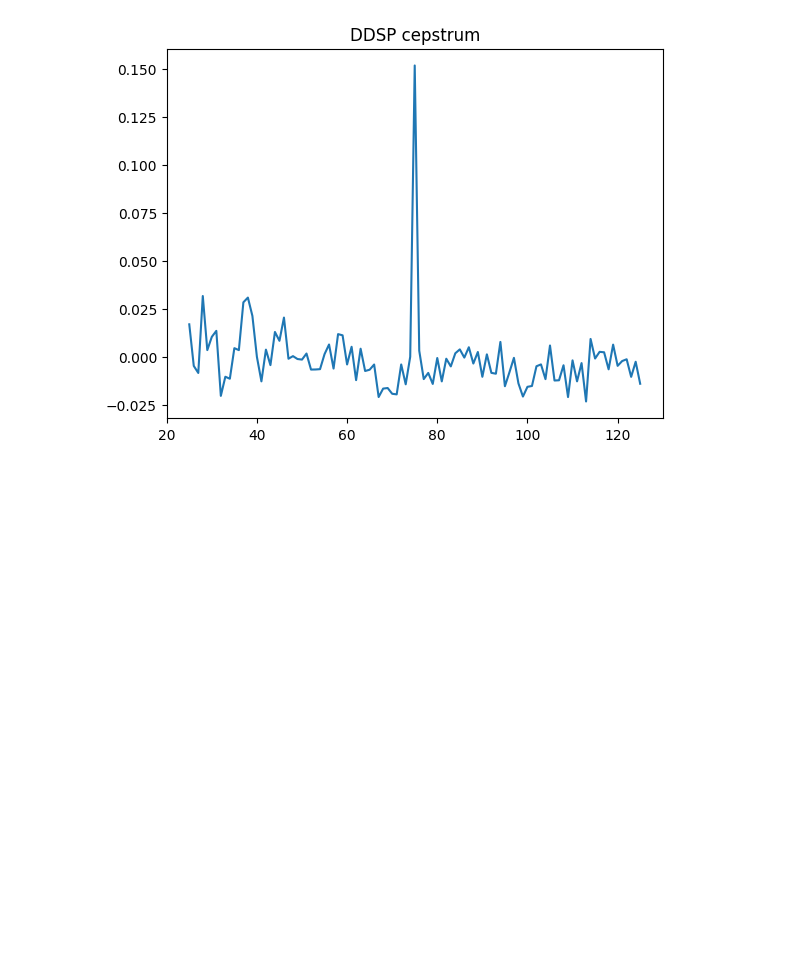
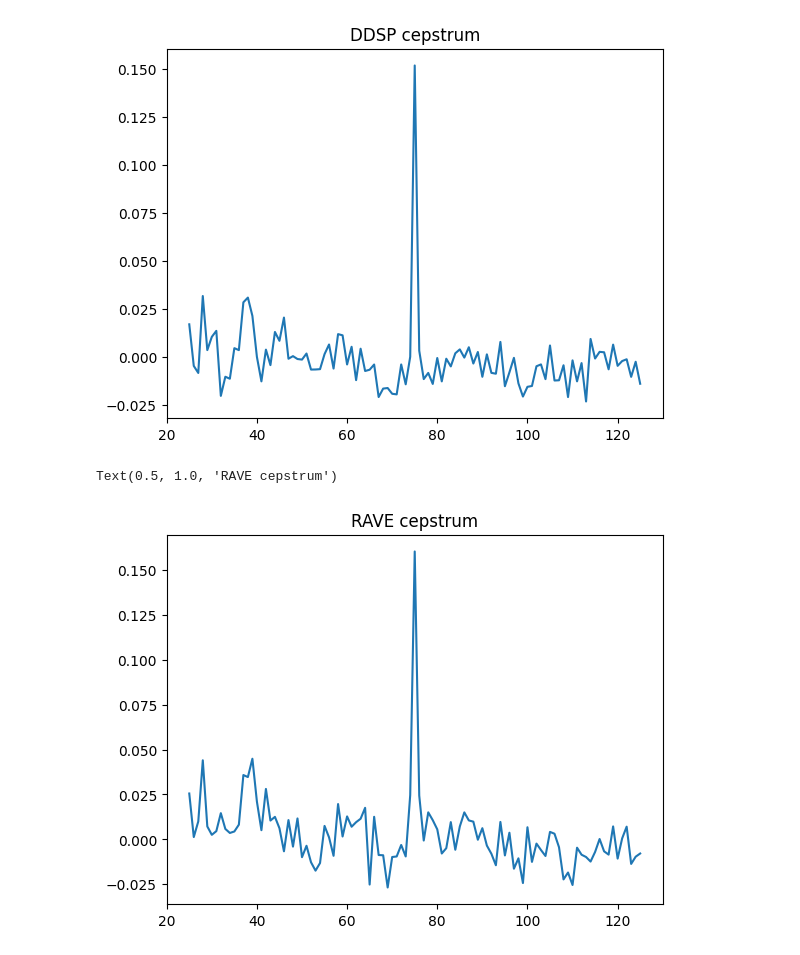
Before and after one commit to mamodrzejewski/hidden-echoes, a Jupyter notebook: Audio2AudioEchoes/notebooks/compare_metrics.ipynb, the cells around one changed output. Cells and saved outputs as stored; diff of their text form; code cells hidden in the pictures; blank space fills up the shorter version.

Commit message:
feat: add RAVE to metrics comparison

```diff
--- a/Audio2AudioEchoes/notebooks/compare_metrics.ipynb
+++ b/Audio2AudioEchoes/notebooks/compare_metrics.ipynb
@@ -86,0 +85,41 @@ TODO
+# %%
+
+def get_rave_cepstra(checkpoint: Path, sr: int, files: list[Path], lag_start = 25, lag_end = 125) -> np.ndarray:
+    """Returns cepstrum obtained by doing style transfer with given checkpoint. Works for many files and reuses single model
+
+    Args:
+        checkpoint (Path): ddsp checkpoint (.pkl)
+        sr (int): sample rate
+        files (list[Path]): audio files to process
+        lag_start: beginning of cepstrum slice
+        lag_end: end of cepstrum slice
+    """
+
+    device = "cuda" if torch.cuda.is_available() else "cpu"
+
+    dur = 5
+
+    torch.set_grad_enabled(False)
+    model = torch.jit.load(checkpoint).eval()
+    model = model.to(device)
+
+    cepstra = []
+    for fidx, f in tqdm(enumerate(files)):
+        x, _ = librosa.load(f, sr=sr)
+        with torch.no_grad():
+            z = model.encode(torch.from_numpy(x).to(device).reshape(1,1,-1))
+            y = model.decode(z).cpu().numpy().reshape(-1)
+        if y.size < dur*sr:
+            print(f, "too short for", dur)
+            continue
+        i1 = np.random.randint(y.size-dur*sr) # Choose a random offset
+        cep = get_cepstrum(y[i1:i1+sr*dur])
+        csort = np.array(cep[0:lag_end+1])
+        csort[0:lag_start] = -np.inf
+
+        cepstra.append(csort)
+
+    return np.stack(cepstra)
+
+
+cepstra_rave = get_rave_cepstra(MODELS_ROOT/"Rave"/"groove_75.ts", 44100, [example_file])
@@ -100,3 +157,9 @@ plt.title("DDSP cepstrum")
 # %% [output]
 Text(0.5, 1.0, 'DDSP cepstrum')
 [figure]
+# %%
+plt.plot(cepstra_rave[0])
+plt.title("RAVE cepstrum")
+# %% [output]
+Text(0.5, 1.0, 'RAVE cepstrum')
+[figure, added]
```
Also changed, not shown: parts of 5 cells of this notebook.
